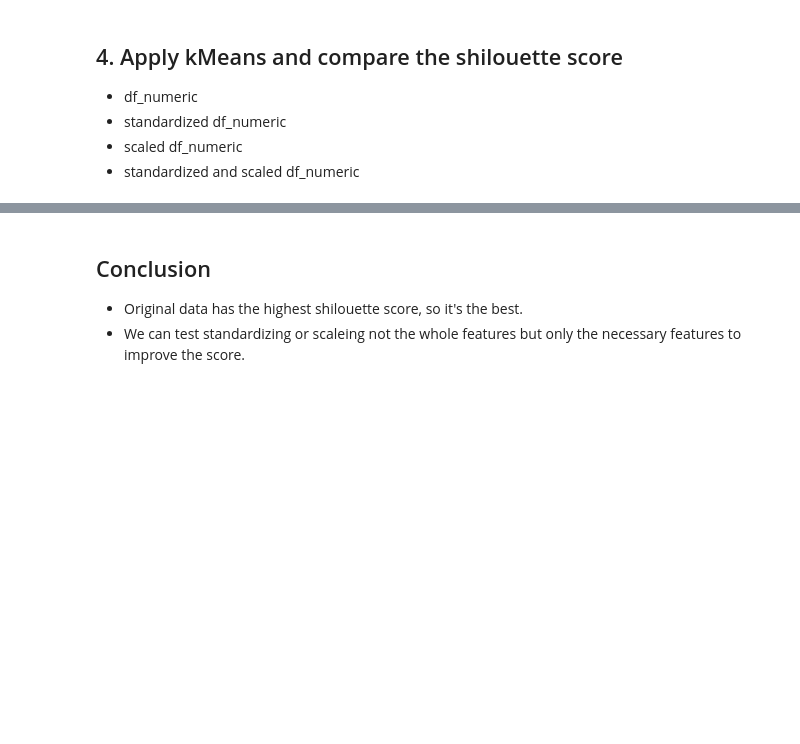
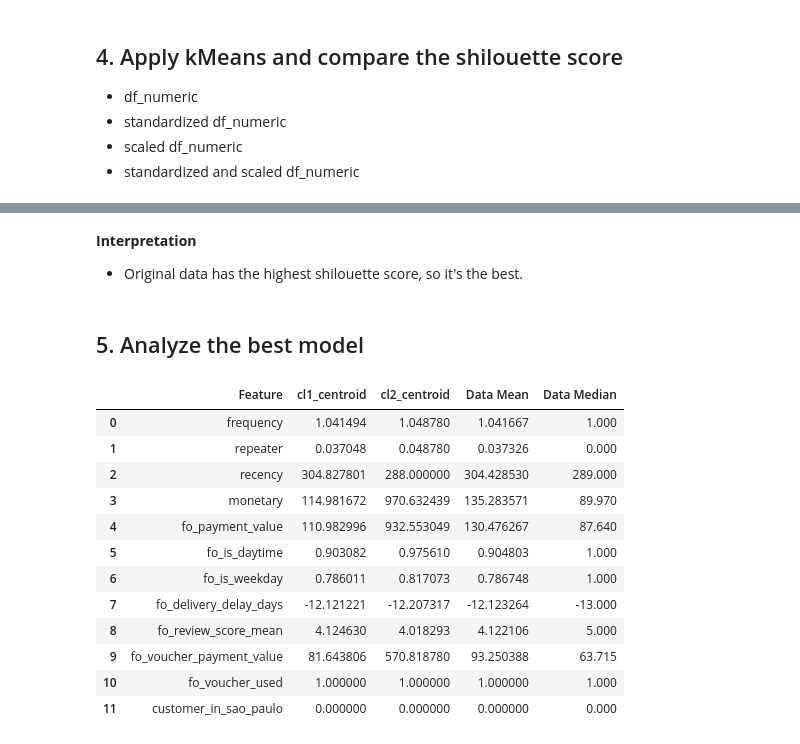
Before and after one commit to Yuki-bach/marketing, a Jupyter notebook: notebooks/methodology_kmeans.ipynb, the cells around one changed output, grey strips where cells are left out. Drawn from its saved outputs; the diff is of its cells as text; code cells hidden in the pictures; blank space fills up the shorter version.

```diff
--- a/notebooks/methodology_kmeans.ipynb
+++ b/notebooks/methodology_kmeans.ipynb
@@ -149,4 +160,32 @@ results_df
 # %% [markdown]
-## Conclusion
+**Interpretation**
 - Original data has the highest shilouette score, so it's the best.
-- We can test standardizing or scaleing not the whole features but only the necessary features to improve the score.
+# %% [markdown]
+## 5. Analyze the best model
+# %%
+from utils import get_comparison_df
+
+## train df_ umeric again.
+kmeans = KMeans(n_clusters=2)
+kmeans.fit(df_numeric)
+
+## get centroids
+centroids = kmeans.cluster_centers_
+centroids_df = pd.DataFrame(centroids, columns=df_numeric.columns)
+
+centroids_comparison_df = get_comparison_df(df_numeric, centroids_df)
+centroids_comparison_df
+# %% [output]
+|  | Feature | cl1_centroid | cl2_centroid | Data Mean | Data Median |
+| 0 | frequency | 1.041494 | 1.048780 | 1.041667 | 1.000 |
+| 1 | repeater | 0.037048 | 0.048780 | 0.037326 | 0.000 |
+| 2 | recency | 304.827801 | 288.000000 | 304.428530 | 289.000 |
+| 3 | monetary | 114.981672 | 970.632439 | 135.283571 | 89.970 |
+| 4 | fo_payment_value | 110.982996 | 932.553049 | 130.476267 | 87.640 |
+| 5 | fo_is_daytime | 0.903082 | 0.975610 | 0.904803 | 1.000 |
+| 6 | fo_is_weekday | 0.786011 | 0.817073 | 0.786748 | 1.000 |
+| 7 | fo_delivery_delay_days | -12.121221 | -12.207317 | -12.123264 | -13.000 |
+| 8 | fo_review_score_mean | 4.124630 | 4.018293 | 4.122106 | 5.000 |
+| 9 | fo_voucher_payment_value | 81.643806 | 570.818780 | 93.250388 | 63.715 |
+| 10 | fo_voucher_used | 1.000000 | 1.000000 | 1.000000 | 1.000 |
+| 11 | customer_in_sao_paulo | 0.000000 | 0.000000 | 0.000000 | 0.000 |
```
Also changed, not shown: parts of 9 cells of this notebook, 2 other files.
